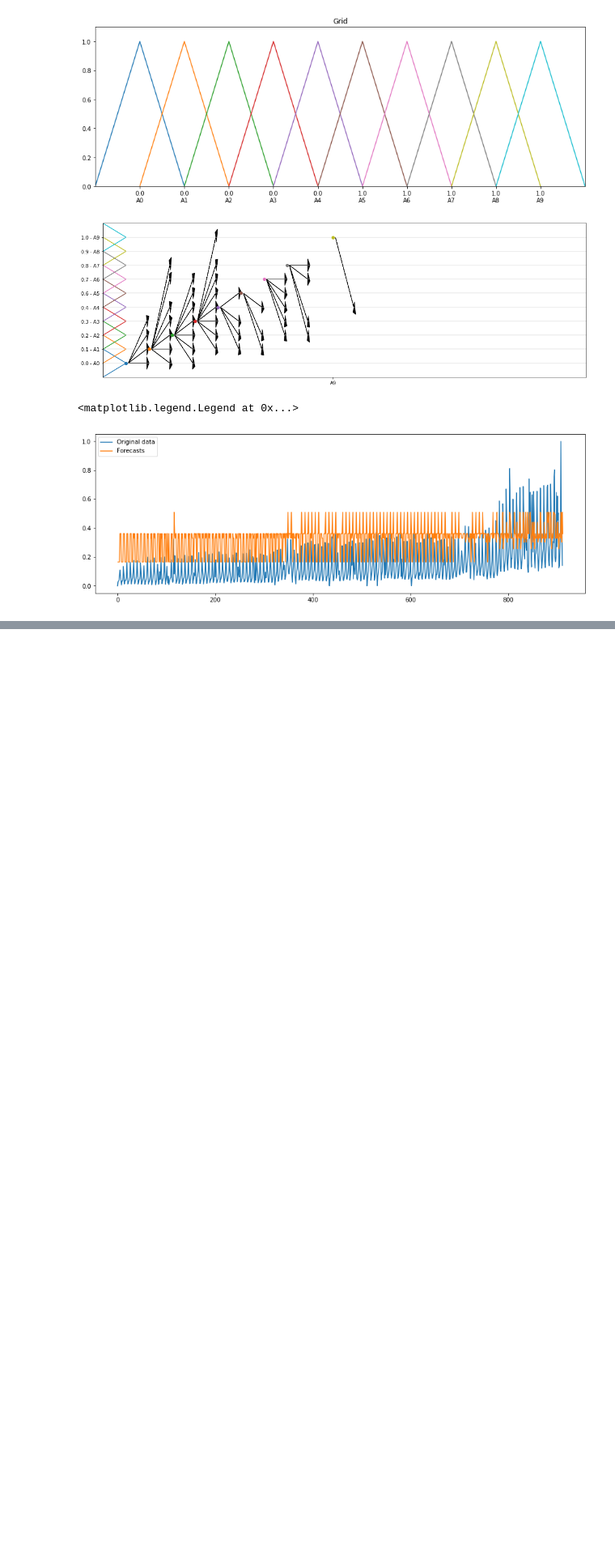
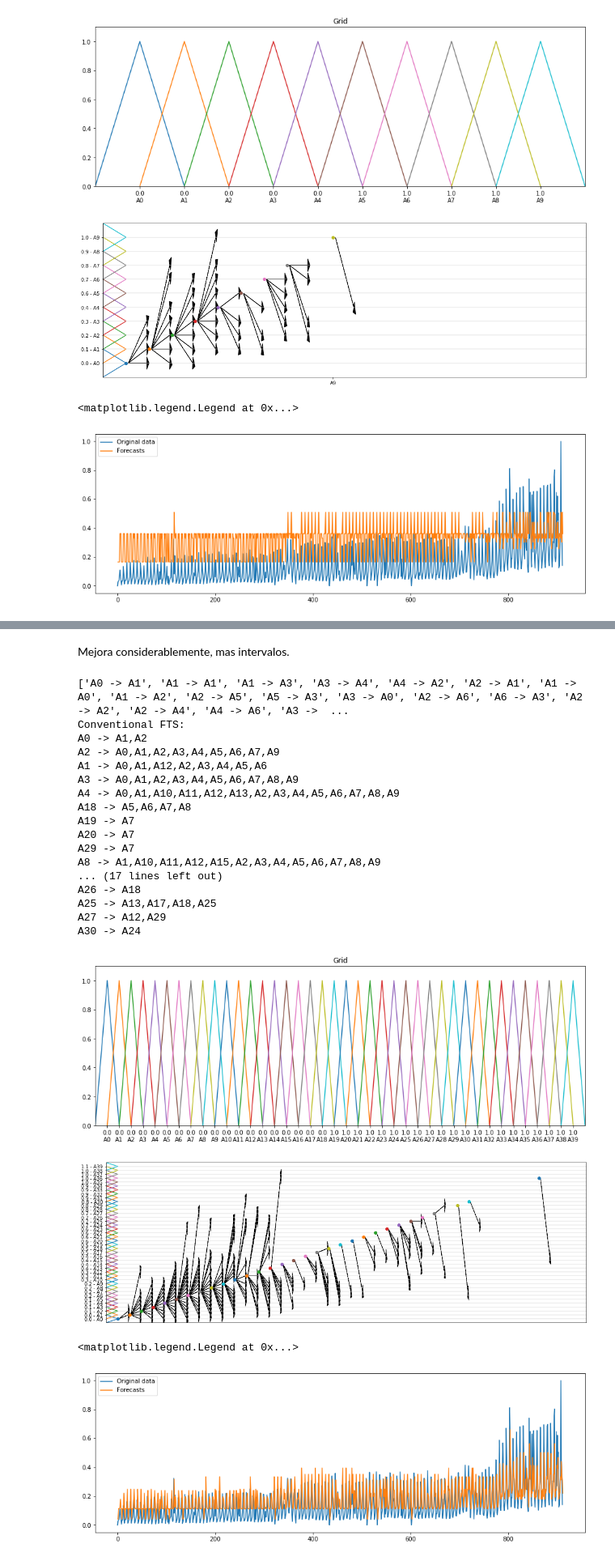
Before and after one commit to unjuken/TimeSeries-Fuzzy, a Jupyter notebook: FTSImpl.ipynb, the cells around one changed output, grey strips where cells are left out. Shown at 81% size. Drawn from its saved outputs; the diff is of its cells as text; code cells hidden in the pictures; blank space fills up the shorter version.

```diff
--- a/FTSImpl.ipynb
+++ b/FTSImpl.ipynb
@@ -84,0 +137,46 @@ legend(handles=[orig, pred])
+# %% [markdown]
+Mejora considerablemente, mas intervalos.
+# %%
+# 40 intervalos para hacer la fuzzificacion
+fuzzyTS  = FTS.FuzzyTS(train, 40, 'maximum', 'sets')
+fig, ax = plt.subplots(nrows=1, ncols=1, figsize=[15,5])
+fuzzyTS.fs.plot(ax)
+#patterns
+print([str(k) for k in fuzzyTS.patterns])
+#model
+print(fuzzyTS.model)
+#modelPlot
+from pyFTS.common import Util
+Util.plot_rules(fuzzyTS.model, size=[15,5] , rules_by_axis=40)
+data = train
+fig, ax = plt.subplots(nrows=1, ncols=1, figsize=[15,5])
+
+forecasts = fuzzyTS.model.predict(data)
+forecasts.insert(0,None)
+
+orig, = plot(data, label="Original data")
+pred, = plot(forecasts, label="Forecasts")
+
+legend(handles=[orig, pred])
+# %% [output]
+['A0 -> A1', 'A1 -> A1', 'A1 -> A3', 'A3 -> A4', 'A4 -> A2', 'A2 -> A1', 'A1 -> A0', 'A1 -> A2', 'A2 -> A5', 'A5 -> A3', 'A3 -> A0', 'A2 -> A6', 'A6 -> A3', 'A2 -> A2', 'A2 -> A4', 'A4 -> A6', 'A3 ->  ...
+Conventional FTS:
+A0 -> A1,A2
+A2 -> A0,A1,A2,A3,A4,A5,A6,A7,A9
+A1 -> A0,A1,A12,A2,A3,A4,A5,A6
+A3 -> A0,A1,A2,A3,A4,A5,A6,A7,A8,A9
+A4 -> A0,A1,A10,A11,A12,A13,A2,A3,A4,A5,A6,A7,A8,A9
+A18 -> A5,A6,A7,A8
+A19 -> A7
+A20 -> A7
+A29 -> A7
+A8 -> A1,A10,A11,A12,A15,A2,A3,A4,A5,A6,A7,A8,A9
+... (17 lines left out)
+A26 -> A18
+A25 -> A13,A17,A18,A25
+A27 -> A12,A29
+A30 -> A24
+[figure, added]
+[figure, added]
+<matplotlib.legend.Legend at 0x...>
+[figure, added]
```
Also changed, not shown: parts of 9 cells of this notebook.
